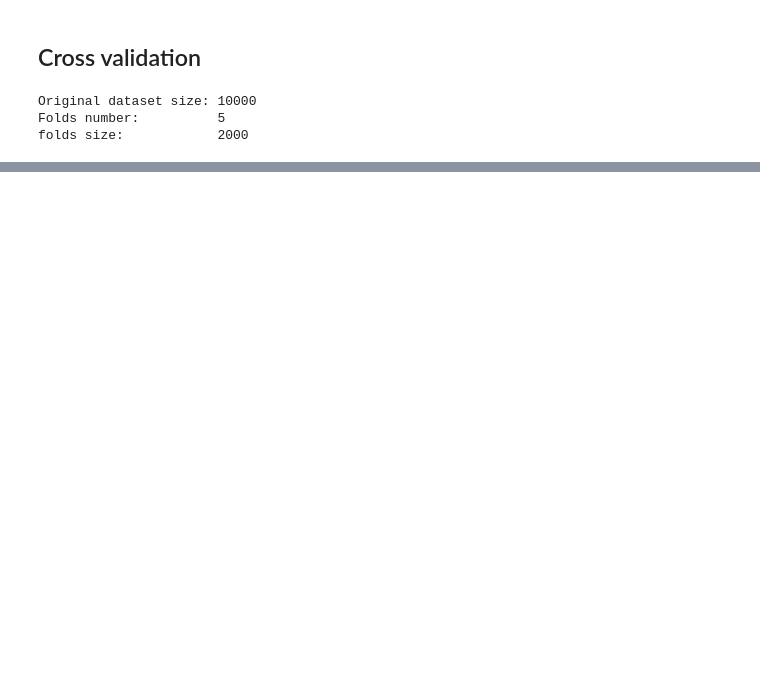
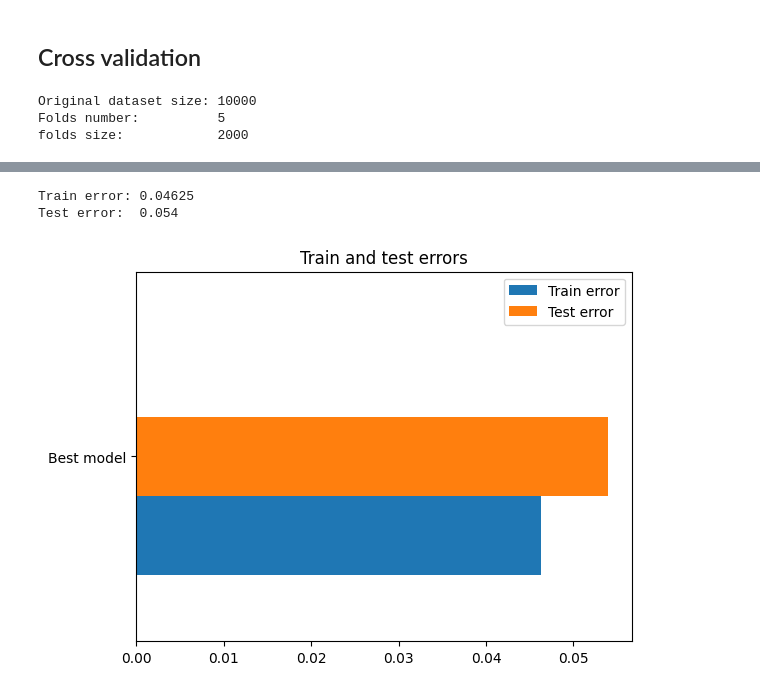
Before and after one commit to RiccardoRaffini/UNIMI-smfml-project, a Jupyter notebook: notebook_2.ipynb, the cells around one changed output, grey strips where cells are left out. Saved outputs shown, nothing was run; the diff lists cells and outputs as text; code cells hidden in the pictures; blank space fills up the shorter version.

```diff
--- a/notebook_2.ipynb
+++ b/notebook_2.ipynb
@@ -158,0 +175,11 @@ final cross validation estimation: 0.0021000000000000003
+# %%
+## CONSTANTS
+
+FOLDS = 5
+VERBOSE = True
+
+TREE_MAXIMUM_DEPTH_START, TREE_MAXIMUM_DEPTH_END, TREE_MAXIMUM_DEPTH_STEP = 25, 26, 1
+TREE_MAXIMUM_LEAVES_START, TREE_MAXIMUM_LEAVES_END, TREE_MAXIMUM_LEAVES_STEP = 150, 250, 100
+TREE_MAXIMUM_NODES_START, TREE_MAXIMUM_NODES_END, TREE_MAXIMUM_NODES_STEP = 400, 501, 100
+NODE_MINIMUM_SAMPLES_START, NODE_MINIMUM_SAMPLES_END, NODE_MINIMUM_SAMPLES_STEP = 50, 156, 50
+IMPURITY_LEVEL_START, IMPURITY_LEVEL_END, IMPURITY_LEVEL_STEP = 0.0, 0.26, 0.25
@@ -158,0 +218,4 @@ final cross validation estimation: 0.0021000000000000003
+# %%
+## Flat Cross Validation
+
+ncv_value, best_hyperparameters = flat_cross_validation(TreePredictor, zero_one_loss, samples_set, labels_set, FOLDS, hyperparameters_grid, VERBOSE)
@@ -158,0 +256,30 @@ final cross validation estimation: 0.0021000000000000003
+# %%
+## Best model training
+
+continuous_condition = best_hyperparameters[0]
+categorical_condition = best_hyperparameters[1]
+decision_metric = best_hyperparameters[2]
+tree_stopping_criteria = best_hyperparameters[3]
+node_stopping_criteria = best_hyperparameters[4]
+
+best_model = TreePredictor(continuous_condition, categorical_condition, decision_metric, tree_stopping_criteria, node_stopping_criteria)
+
+train_sample_set, test_sample_set, train_labels_set, test_labels_set = train_test_split(samples_set, labels_set, test_size=TEST_SIZE, shuffle=SHUFFLE, random_state=RANDOM_SEED)
+
+best_model.fit(train_sample_set, train_labels_set)
+# %%
+## Best model evaluation
+
+predictor = best_model.predict
+train_error = samples_error(predictor, zero_one_loss, train_labels_set, train_sample_set)
+test_error = samples_error(predictor, zero_one_loss, test_labels_set, test_sample_set)
+
+print(f'Train error: {train_error}')
+print(f'Test error:  {test_error}')
+# %% [output]
+Train error: 0.04625
+Test error:  0.054
+# %%
+plot_train_test_error(['Best model'], [train_error], [test_error])
+# %% [output]
+[figure, added]
```
Also changed, not shown: parts of 13 cells of this notebook, 4 other files.
